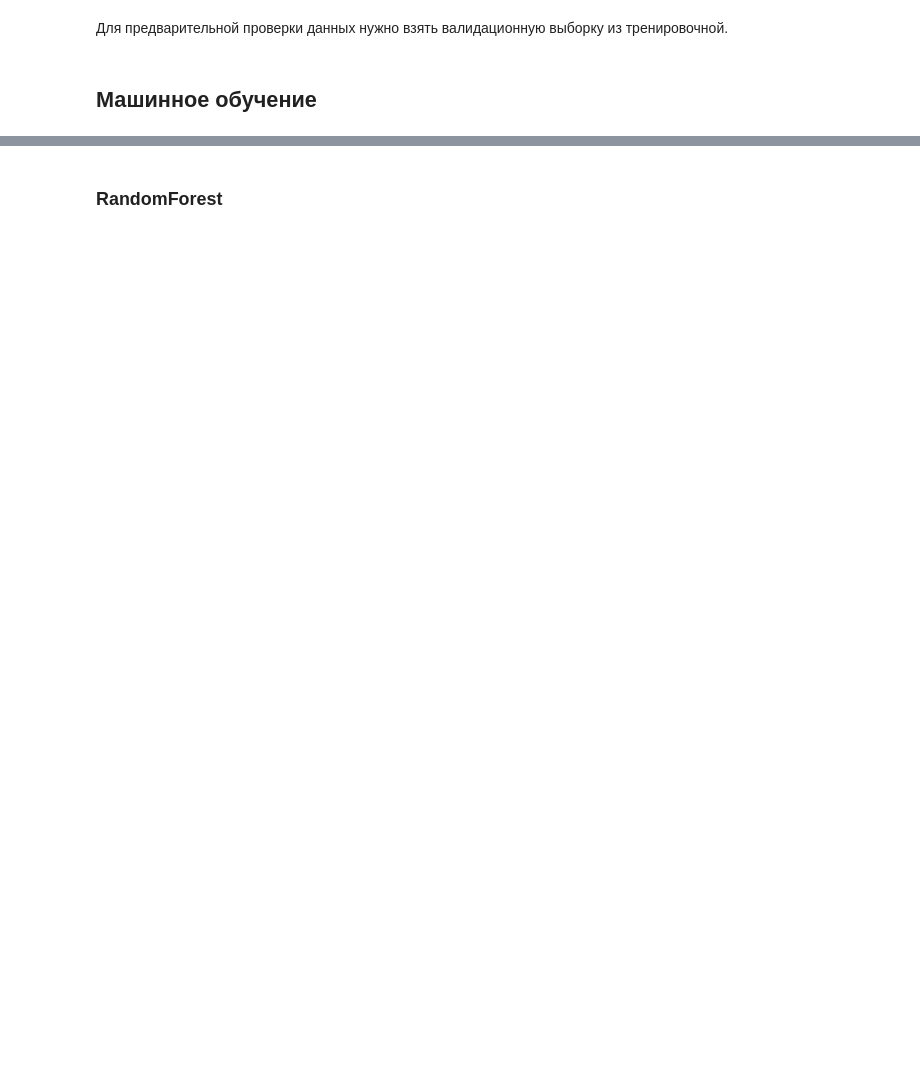
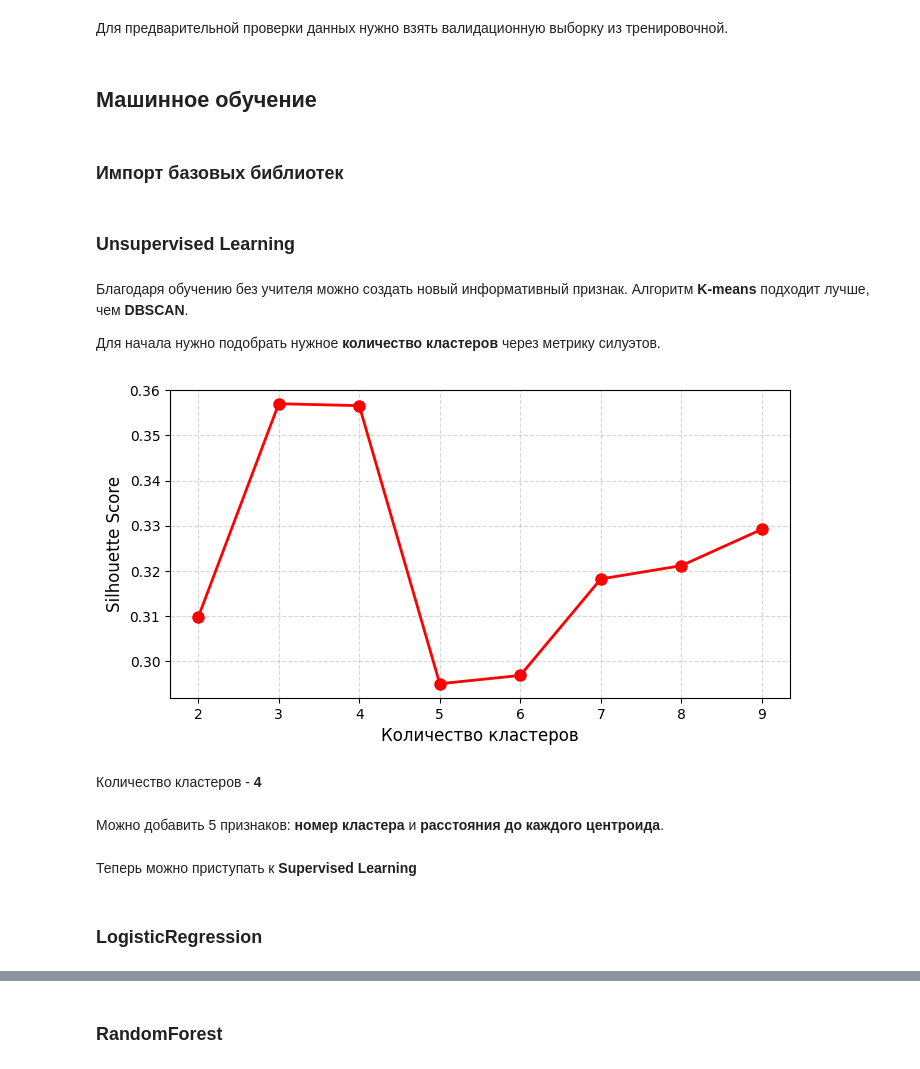
Before and after one commit to MoyMarMois/Spaceship-Titanic, a Jupyter notebook: src/Spaceship.ipynb, the cells around one changed output, grey strips where cells are left out. Cells and saved outputs as stored; diff of their text form; code cells hidden in the pictures; blank space fills up the shorter version.

```diff
--- a/src/Spaceship.ipynb
+++ b/src/Spaceship.ipynb
@@ -556,5 +569,5 @@ X_test_encoded = pd.get_dummies(df_test, drop_first = True, dtype=int)
 # %%
-X_other_encoded, X_test_encoded = X_other_encoded.align(X_test_encoded, join = "left", axis=1, fill_value=0)
+X_other, X_test = X_other_encoded.align(X_test_encoded, join = "left", axis=1, fill_value=0)
 # %% [markdown]
 Для предварительной проверки данных нужно взять валидационную выборку из тренировочной.
 # %%
@@ -563,3 +576,5 @@ from sklearn.model_selection import train_test_split
 X_train,X_valid, y_train, y_valid = train_test_split(X_other_encoded, y_other, test_size=0.15, stratify=y_other, random_state=42)
 # %% [markdown]
 ## **Машинное обучение**
+# %% [markdown]
+### **Импорт базовых библиотек**
@@ -565,0 +586,38 @@ X_train,X_valid, y_train, y_valid = train_test_split(X_other_encoded, y_other, t
+# %% [markdown]
+### **Unsupervised Learning**
+# %% [markdown]
+Благодаря обучению без учителя можно создать новый информативный признак. Алгоритм **K-means** подходит лучше, чем **DBSCAN**.
+
+Для начала нужно подобрать нужное **количество кластеров** через метрику силуэтов.
+# %%
+from sklearn.cluster import KMeans
+from sklearn.metrics import silhouette_score
+
+scaler = StandardScaler()
+
+num_cols = ['RoomService', 'FoodCourt', 'ShoppingMall', 'Spa', 'VRDeck', 'Age']
+
+X_train_scaled = scaler.fit_transform(X_train[num_cols])
+
+silhouettes = []
+
+k_range = np.arange(2, 10)
+
+for k in k_range:
+	model = KMeans(n_clusters=k, random_state=42, n_init=10)
+	model.fit(X_train_scaled)
+
+	silhouettes.append(silhouette_score(X_train_scaled, model.labels_))
+
+plt.figure(figsize=(8, 4))
+plt.plot(k_range, silhouettes, 'ro-', lw=2, markersize=8)
+plt.xlabel('Количество кластеров', fontsize=12)
+plt.ylabel('Silhouette Score', fontsize=12)
+plt.grid(True, linestyle='--', alpha=0.5)
+plt.show()
+# %% [output]
+[figure, added]
+# %% [markdown]
+Количество кластеров - **4**
+# %% [markdown]
+Можно добавить 5 признаков: **номер кластера** и **расстояния до каждого центроида**.
@@ -565,0 +643,4 @@ X_train,X_valid, y_train, y_valid = train_test_split(X_other_encoded, y_other, t
+# %% [markdown]
+Теперь можно приступать к **Supervised Learning**
+# %% [markdown]
+### **LogisticRegression**
```
Also changed, not shown: parts of 31 cells of this notebook, 5 other files.
